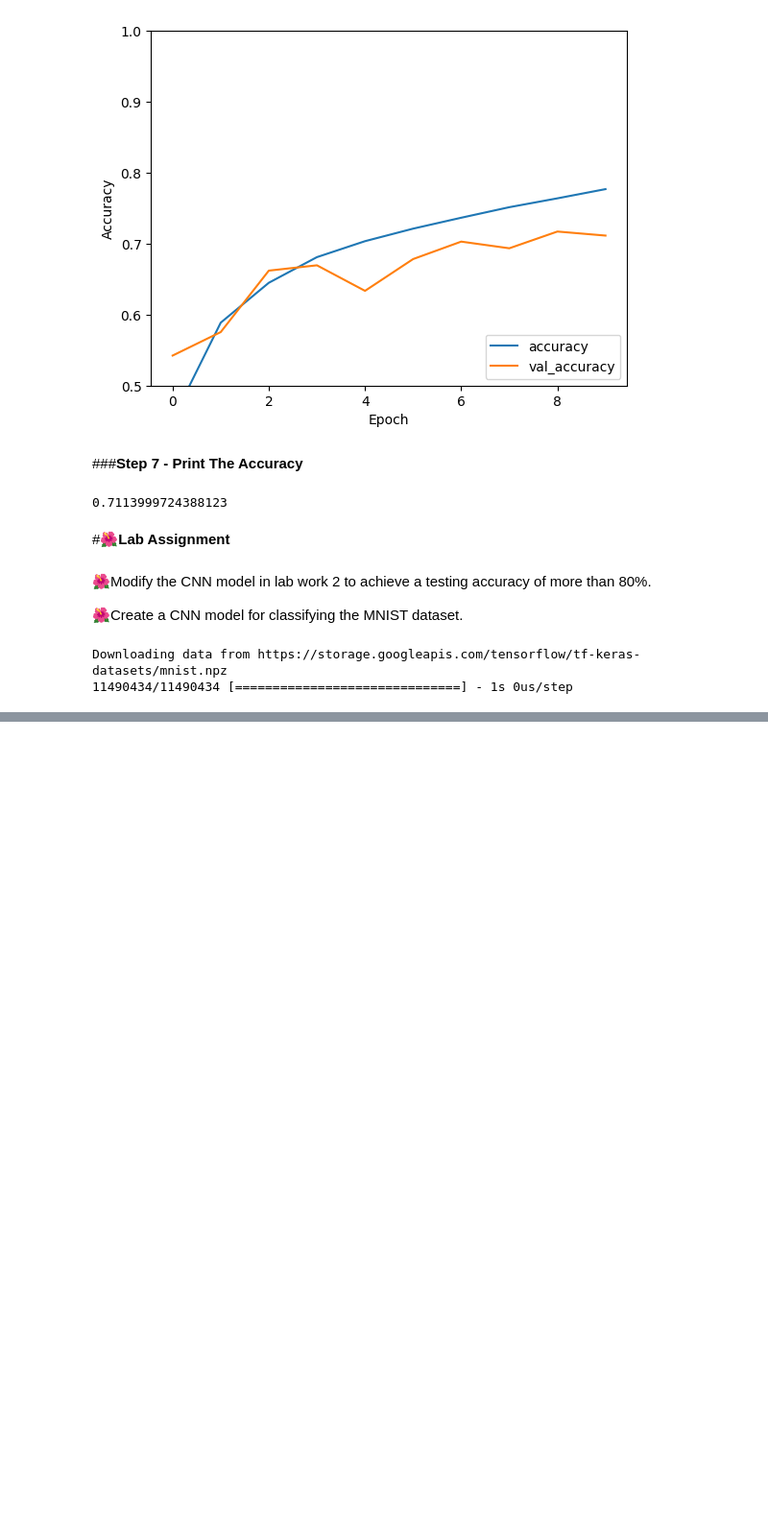
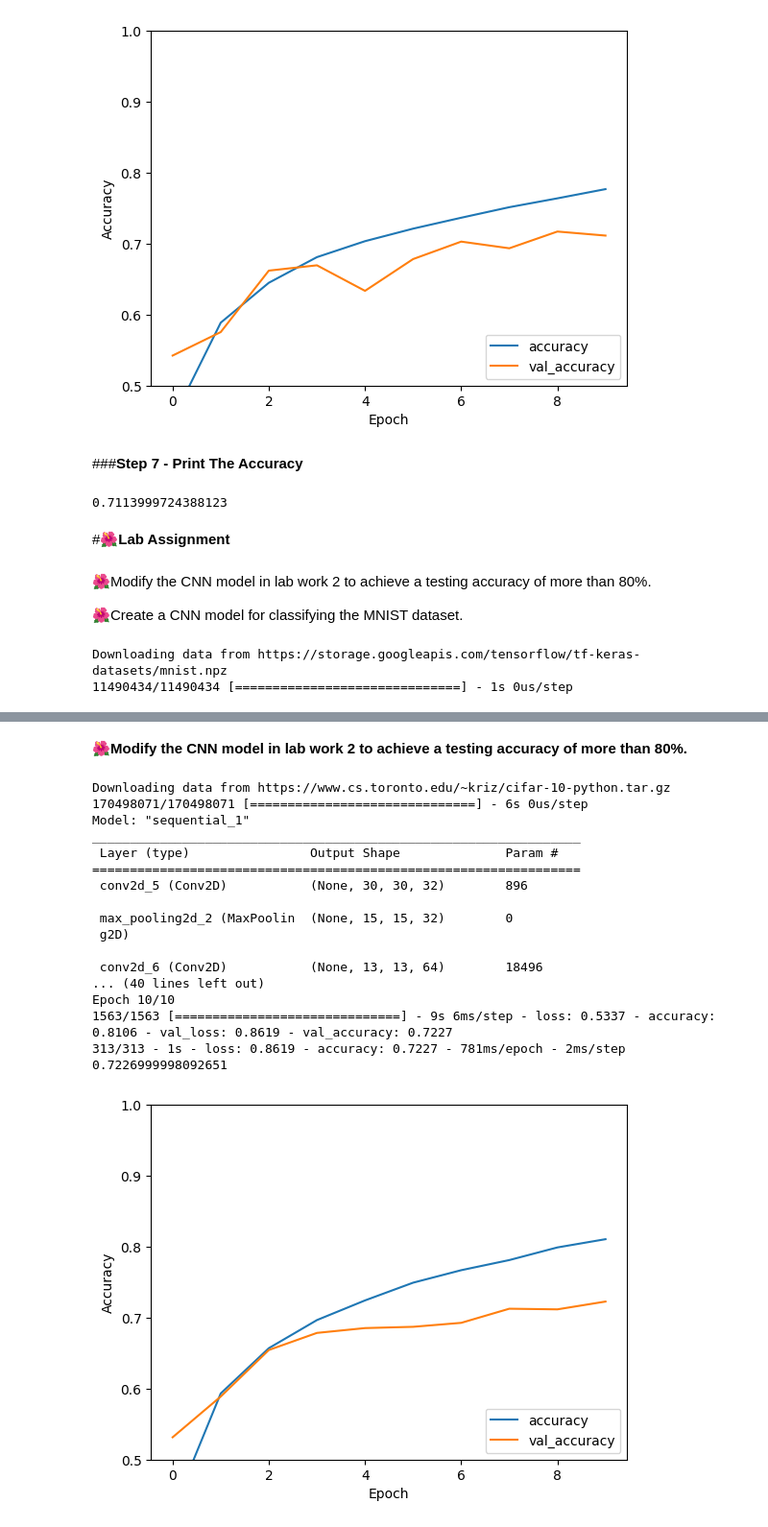
Before and after one commit to AdindaRahajengSilviaPranesti/MarchineLearning_2141720158_AdindaRSP_02, a Jupyter notebook: Week_11.ipynb, the cells around one changed output, grey strips where cells are left out. Shown at 96% size. Saved outputs shown, nothing was run; the diff lists cells and outputs as text; code cells hidden in the pictures; blank space fills up the shorter version.

```diff
--- a/Week_11.ipynb
+++ b/Week_11.ipynb
@@ -326,0 +333,73 @@ Test accuracy: 0.9890000224113464
+# %% [markdown]
+🌺**Modify the CNN model in lab work 2 to achieve a testing accuracy of more than 80%.**
+# %%
+# Import necessary libraries
+import tensorflow as tf
+from tensorflow.keras import datasets, layers, models
+import matplotlib.pyplot as plt
+
+# Step 1 - Download CIFAR Dataset
+(train_images, train_labels), (test_images, test_labels) = datasets.cifar10.load_data()
+# Normalize pixel values to be between 0 and 1
+train_images, test_images = train_images / 255.0, test_images / 255.0
+
+# Step 2 - Build CNN Model
+model = models.Sequential()
+
+# Convolutional Block
+model.add(layers.Conv2D(32, (3, 3), activation='relu', input_shape=(32, 32, 3)))
+model.add(layers.MaxPooling2D((2, 2)))
+
+model.add(layers.Conv2D(64, (3, 3), activation='relu'))
+model.add(layers.MaxPooling2D((2, 2)))
+
+model.add(layers.Conv2D(128, (3, 3), activation='relu'))
+model.add(layers.MaxPooling2D((2, 2)))
+
+# Fully Connected Block
+model.add(layers.Flatten())
+model.add(layers.Dense(128, activation='relu'))
+model.add(layers.Dense(64, activation='relu'))
+model.add(layers.Dense(10))
+
+# Compile CNN Model
+model.compile(optimizer='adam',
+              loss=tf.keras.losses.SparseCategoricalCrossentropy(from_logits=True),
+              metrics=['accuracy'])
+
+# Print the model summary
+model.summary()
+
+# Train CNN Model
+history = model.fit(train_images, train_labels, epochs=10, validation_data=(test_images, test_labels))
+
+# Evaluate The Model
+plt.plot(history.history['accuracy'], label='accuracy')
+plt.plot(history.history['val_accuracy'], label='val_accuracy')
+plt.xlabel('Epoch')
+plt.ylabel('Accuracy')
+plt.ylim([0.5, 1])
+plt.legend(loc='lower right')
+test_loss, test_acc = model.evaluate(test_images,  test_labels, verbose=2)
+
+# Print The Accuracy
+print(test_acc)
+# %% [output]
+Downloading data from https://www.cs.toronto.edu/~kriz/cifar-10-python.tar.gz
+170498071/170498071 [==============================] - 6s 0us/step
+Model: "sequential_1"
+_________________________________________________________________
+ Layer (type)                Output Shape              Param #
+=================================================================
+ conv2d_5 (Conv2D)           (None, 30, 30, 32)        896
+
+ max_pooling2d_2 (MaxPoolin  (None, 15, 15, 32)        0
+ g2D)
+
+ conv2d_6 (Conv2D)           (None, 13, 13, 64)        18496
+... (40 lines left out)
+Epoch 10/10
+1563/1563 [==============================] - 9s 6ms/step - loss: 0.5337 - accuracy: 0.8106 - val_loss: 0.8619 - val_accuracy: 0.7227
+313/313 - 1s - loss: 0.8619 - accuracy: 0.7227 - 781ms/epoch - 2ms/step
+0.7226999998092651
+[figure, added]
```
Also changed, not shown: parts of 4 cells of this notebook.
